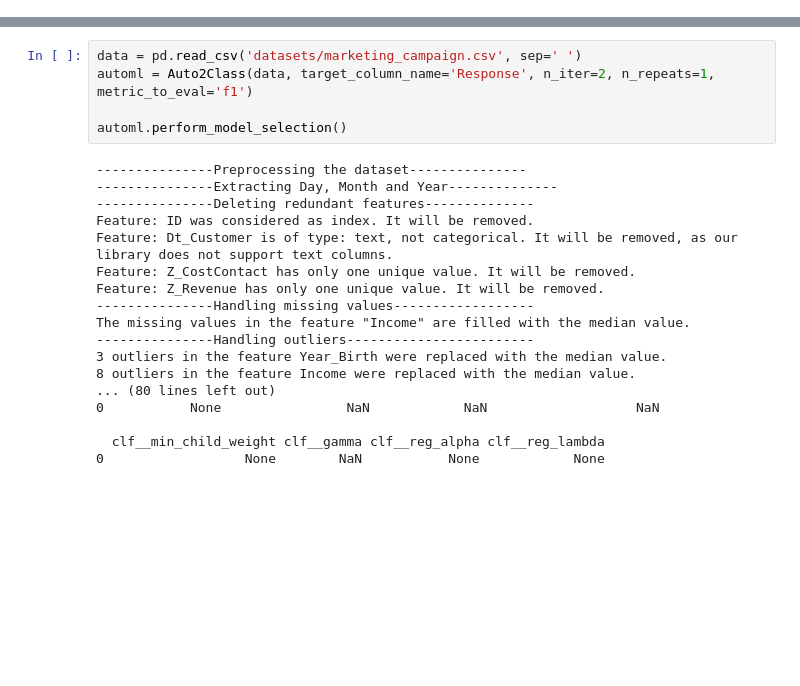
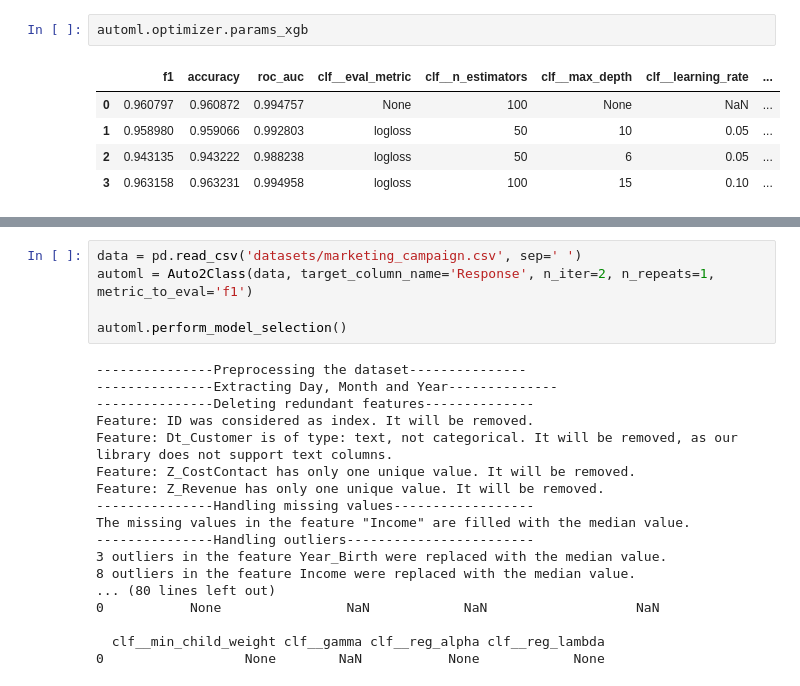
Before and after one commit to kateqwerty001/AutoML-Project2, a Jupyter notebook: TEST_PREPROCESSING_plus_OPTIMIZATION.ipynb, the cells around one changed output, grey strips where cells are left out. Saved outputs shown, nothing was run; the diff lists cells and outputs as text; blank space fills up the shorter version.

```diff
--- a/TEST_PREPROCESSING_plus_OPTIMIZATION.ipynb
+++ b/TEST_PREPROCESSING_plus_OPTIMIZATION.ipynb
@@ -57,0 +43,8 @@ The missing values in the feature "Arrival Delay in Minutes" are filled with the
+# %%
+automl.optimizer.params_xgb
+# %% [output]
+|  | f1 | accuracy | roc_auc | clf__eval_metric | clf__n_estimators | clf__max_depth | clf__learning_rate | ... |
+| 0 | 0.960797 | 0.960872 | 0.994757 | None | 100 | None | NaN | ... |
+| 1 | 0.958980 | 0.959066 | 0.992803 | logloss | 50 | 10 | 0.05 | ... |
+| 2 | 0.943135 | 0.943222 | 0.988238 | logloss | 50 | 6 | 0.05 | ... |
+| 3 | 0.963158 | 0.963231 | 0.994958 | logloss | 100 | 15 | 0.10 | ... |
```
Also changed, not shown: parts of 7 cells of this notebook, 2 other files.
